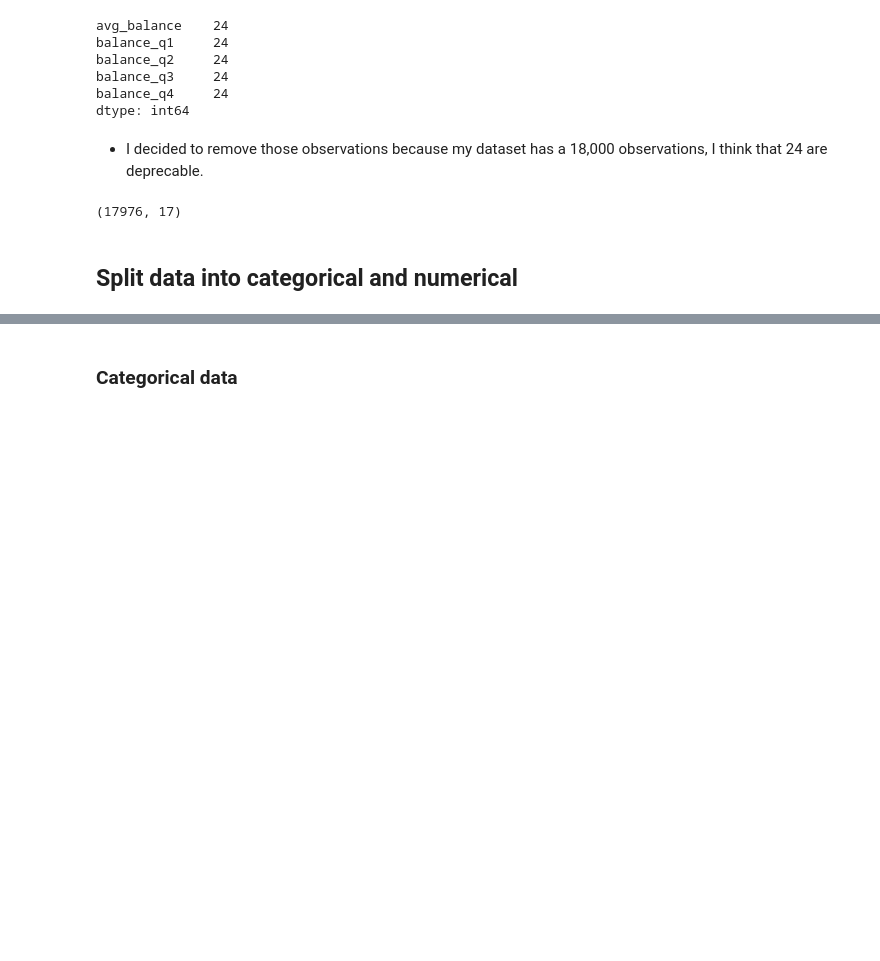
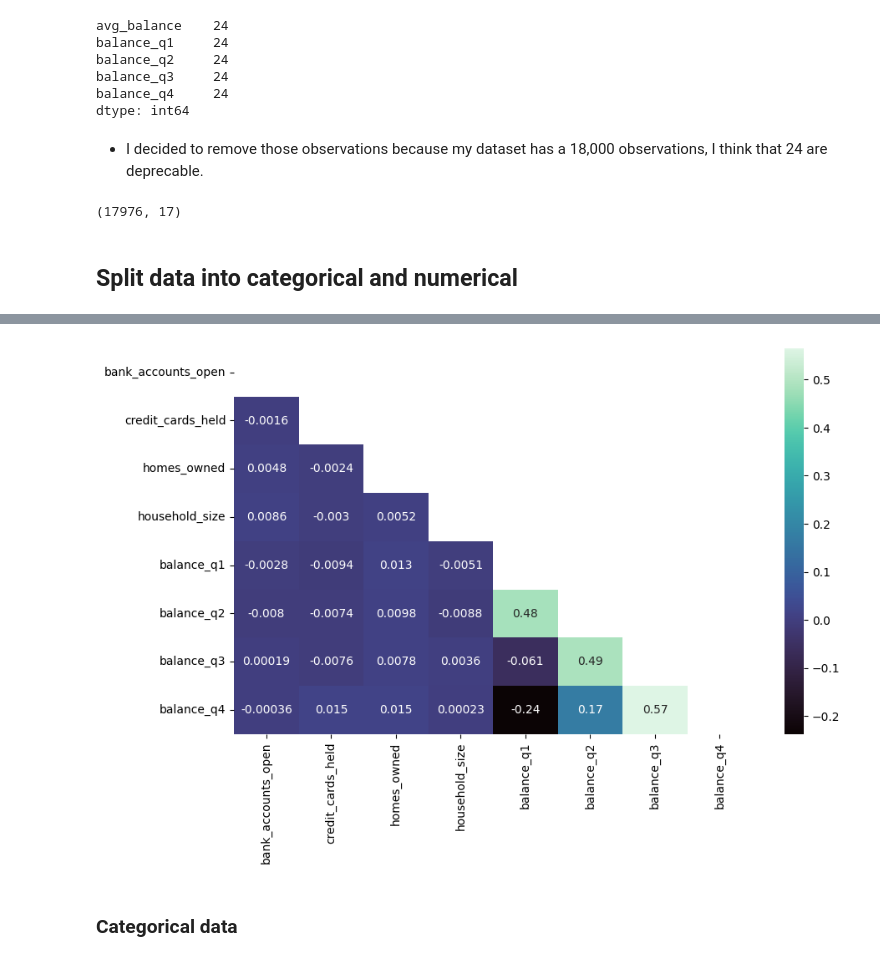
Before and after one commit to LeonardoOlmos/credit-card-offer, a Jupyter notebook: credit_card_offer_classification.ipynb, the cells around one changed output, grey strips where cells are left out. Cells and saved outputs as stored; diff of their text form; code cells hidden in the pictures; blank space fills up the shorter version.

```diff
--- a/credit_card_offer_classification.ipynb
+++ b/credit_card_offer_classification.ipynb
@@ -123,0 +213,2 @@ data.shape
+# %%
+numerical_data = numerical_data.drop(columns=['avg_balance'])
@@ -124,3 +231,11 @@ data.shape
+# %%
+mask = np.triu( numerical_data.drop(columns=['customer_number', 'offer_accepted']).corr())
+
+plt.figure(figsize=(10, 6))
+sns.heatmap(numerical_data.drop(columns=['customer_number', 'offer_accepted']).corr(), cmap="mako", annot=True, mask=mask)
+plt.show()
+# %% [output]
+[figure, added]
 # %% [markdown]
 ### Categorical data
 # %%
```
Also changed, not shown: parts of 88 cells of this notebook, 1 other file.
